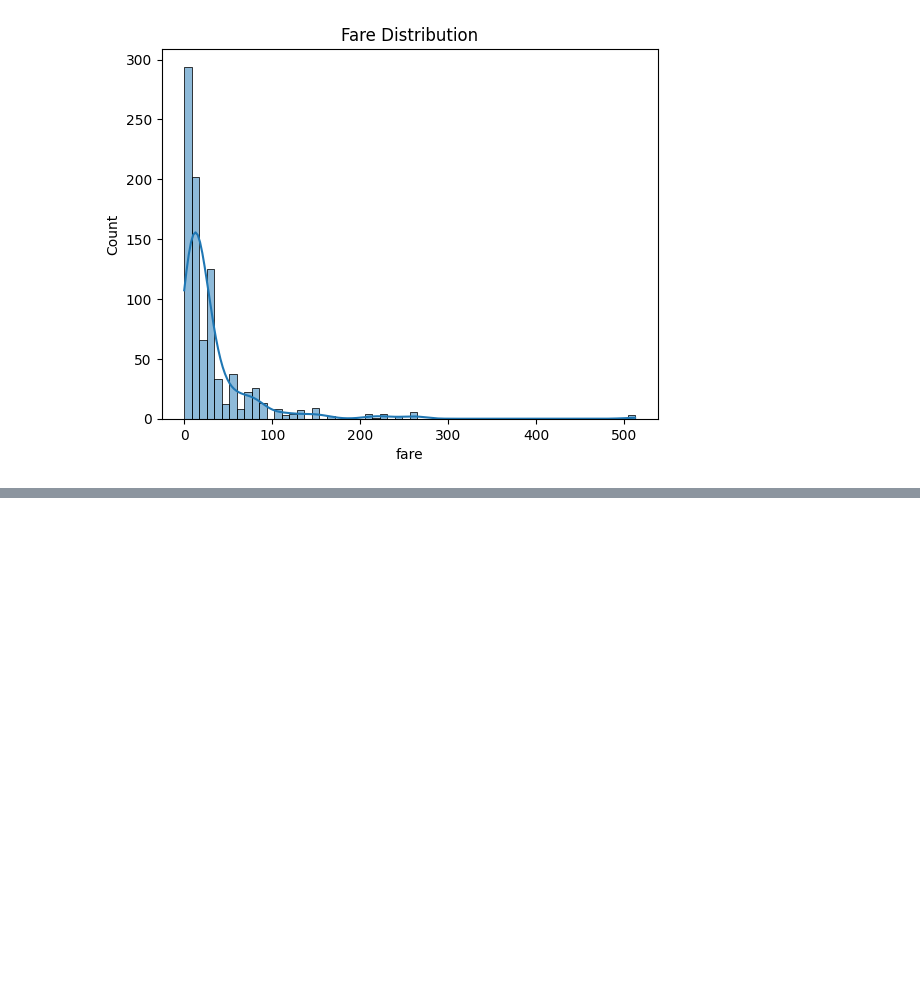
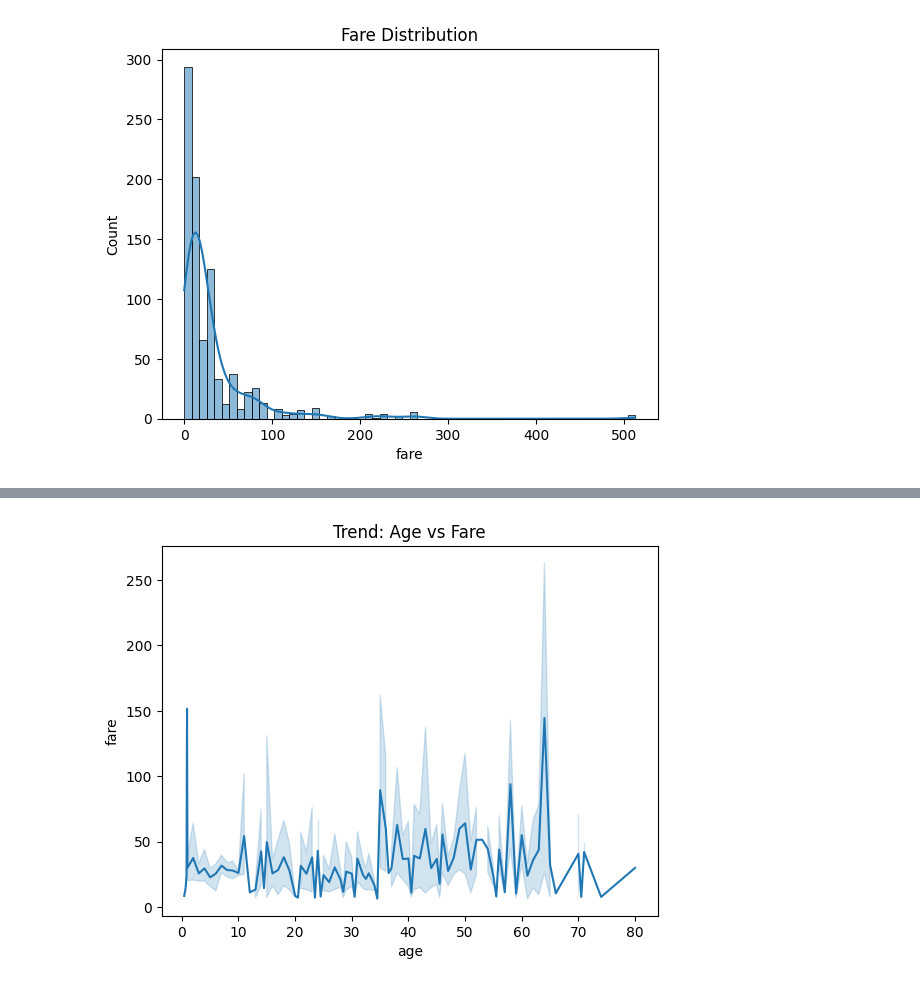
Before and after one commit to RangeshPandianPT/Data-Science_with-ML, a Jupyter notebook: Data_Visualization.ipynb, the cells around one changed output, grey strips where cells are left out. Saved outputs shown, nothing was run; the diff lists cells and outputs as text; code cells hidden in the pictures; blank space fills up the shorter version.

```diff
--- a/Data_Visualization.ipynb
+++ b/Data_Visualization.ipynb
@@ -193,0 +237,6 @@ plt.show()
+# %%
+sns.lineplot(x="age", y="fare", data=titanic_data)
+plt.title("Trend: Age vs Fare")
+plt.show()
+# %% [output]
+[figure, added]
```
Also changed, not shown: parts of 16 cells of this notebook.
